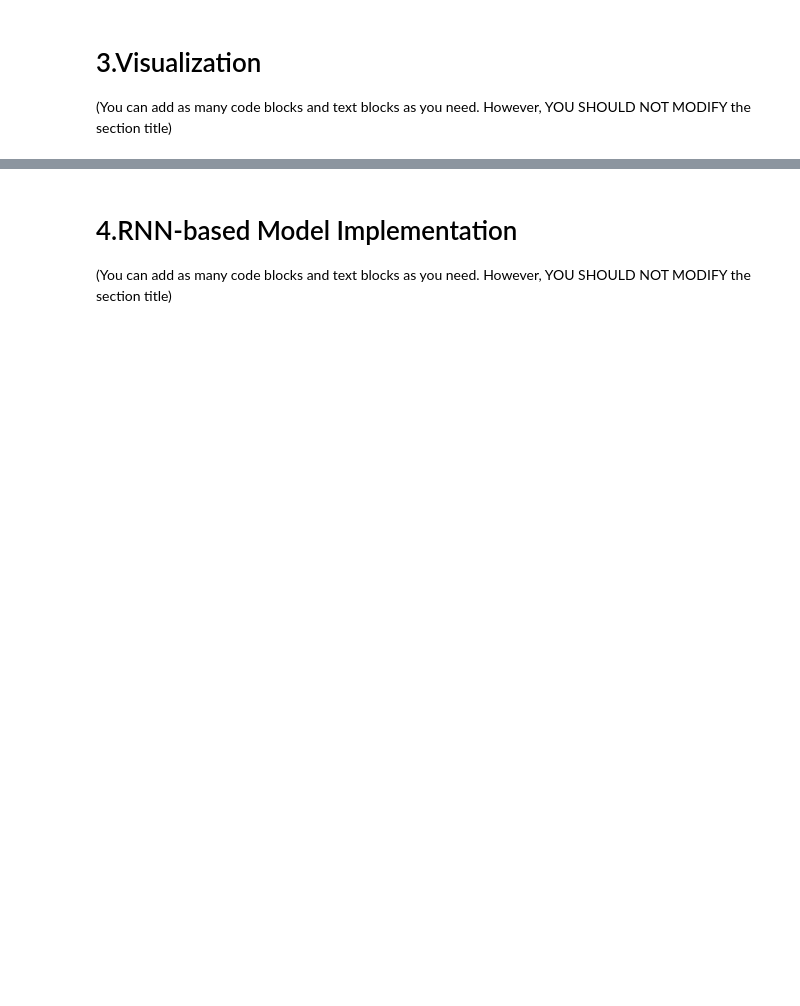
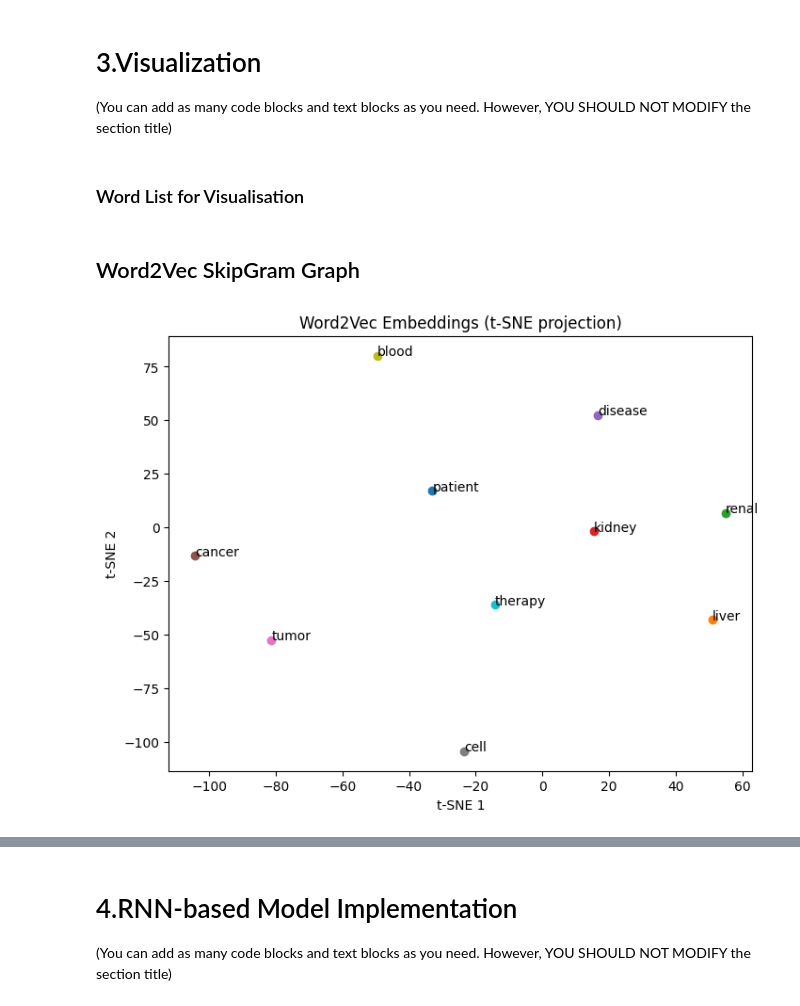
Before and after one commit to JHarvey01/CITS4012IndividualProject, a Jupyter notebook: A1_dataset_2025/CITS4012_22979342.ipynb, the cells around one changed output, grey strips where cells are left out. Drawn from its saved outputs; the diff is of its cells as text; code cells hidden in the pictures; blank space fills up the shorter version.

```diff
--- a/A1_dataset_2025/CITS4012_22979342.ipynb
+++ b/A1_dataset_2025/CITS4012_22979342.ipynb
@@ -84,0 +98,3 @@ First 10 words in vocabulary: ['the', 'of', 'and', 'in', 'to', 'a', 'with', 'for
+# %%
+word_index = {word: idx+1 for idx, word in enumerate(sorted({w for doc in data[:,1] for w in doc}))}
+pad_idx = 0
@@ -84,0 +103,9 @@ First 10 words in vocabulary: ['the', 'of', 'and', 'in', 'to', 'a', 'with', 'for
+# %%
+sg_dim = w2v_sg.vector_size
+bwv_dim = pretrained_bwv.vector_size
+embedding_matrix = np.zeros((len(word_index)+1, sg_dim + bwv_dim))
+
+for word, idx in word_index.items():
+    sg_vec = w2v_sg.wv[word] if word in w2v_sg.wv else np.zeros(sg_dim)
+    bwv_vec = pretrained_bwv[word] if word in pretrained_bwv else np.zeros(bwv_dim)
+    embedding_matrix[idx] = np.concatenate([sg_vec, bwv_vec])
@@ -85,3 +116,39 @@ First 10 words in vocabulary: ['the', 'of', 'and', 'in', 'to', 'a', 'with', 'for
+# %%
+embedding_matrix_2 = np.zeros((len(word_index)+1, bwv_dim))
+for word, idx in word_index.items():
+    bwv_vec = pretrained_bwv[word] if word in pretrained_bwv else np.zeros(bwv_dim)
+    embedding_matrix_2[idx] = bwv_vec
 # %% [markdown]
 # 3.Visualization
 (You can add as many code blocks and text blocks as you need. However, YOU SHOULD NOT MODIFY the section title)
+# %% [markdown]
+### Word List for Visualisation
+# %%
+WORD_LIST = ['patient', 'liver', 'renal', 'kidney', 'disease', 'cancer', 'tumor', 'cell', 'blood', 'therapy']
+# %% [markdown]
+## Word2Vec SkipGram Graph
+# %%
+from sklearn.manifold import TSNE
+import matplotlib.pyplot as plt
+
+words = WORD_LIST
+
+word_vectors = [w2v_sg.wv[word] for word in words if word in w2v_sg.wv]
+word_vectors = np.array(word_vectors)
+
+# Reduce dimensions to 2D using t-SNE
+tsne = TSNE(n_components=2, random_state=42, perplexity=5)
+vecs_2d = tsne.fit_transform(word_vectors)
+
+# Plot
+plt.figure(figsize=(8, 6))
+for i, word in enumerate(words):
+    if word in w2v_sg.wv:
+        plt.scatter(vecs_2d[i, 0], vecs_2d[i, 1])
+        plt.annotate(word, (vecs_2d[i, 0], vecs_2d[i, 1]))
+plt.title("Word2Vec Embeddings (t-SNE projection)")
+plt.xlabel("t-SNE 1")
+plt.ylabel("t-SNE 2")
+plt.show()
+# %% [output]
+[figure, added]
```
Also changed, not shown: parts of 38 cells of this notebook, 2 other files.
